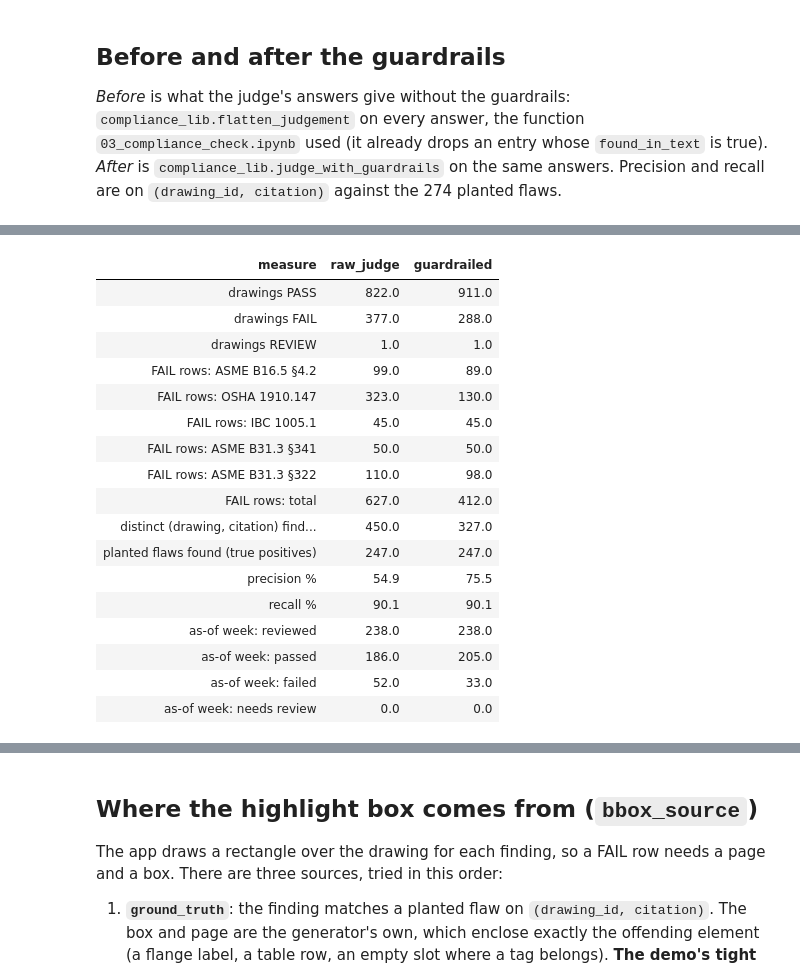
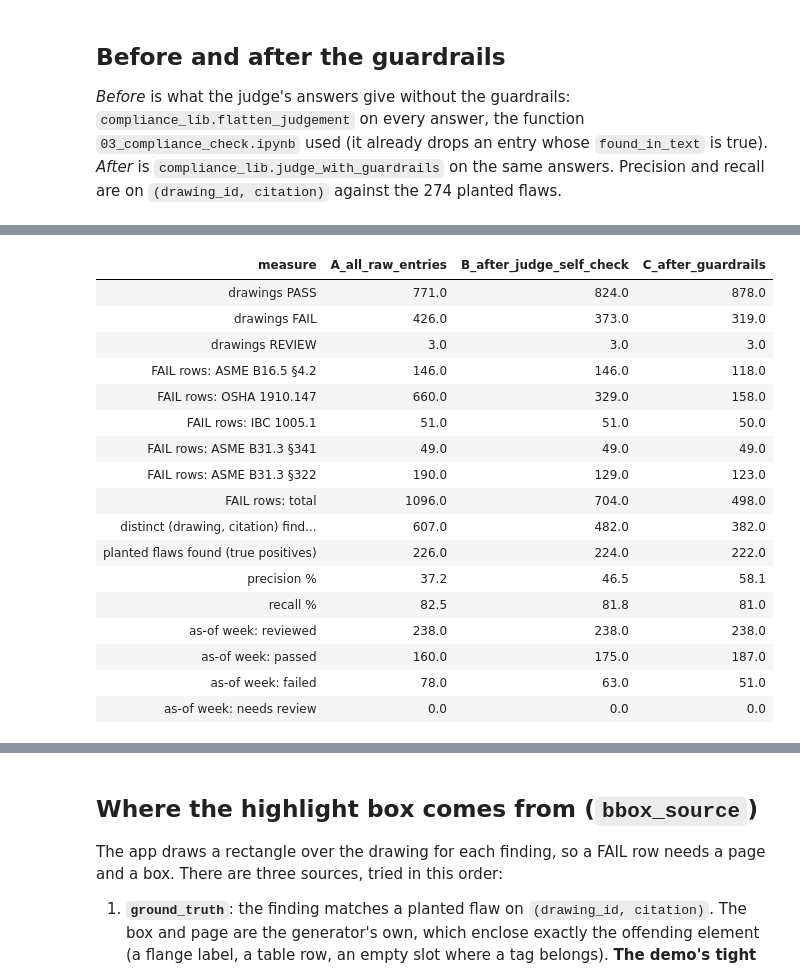
Before and after one commit to HobbsAnalytics/hobbs_fe, a Jupyter notebook: 03_doc_intelligence/03b_compliance_guardrails.ipynb, the cells around one changed output, grey strips where cells are left out. Drawn from its saved outputs; the diff is of its cells as text; code cells hidden in the pictures.

```diff
--- a/03_doc_intelligence/03b_compliance_guardrails.ipynb
+++ b/03_doc_intelligence/03b_compliance_guardrails.ipynb
@@ -102,12 +110,14 @@ reusing 1200 judge answers from mfg_mc_se_sa.bluerridge_gold_pm.compliance_judge
 
 *Before* is what the judge's answers give without the guardrails: `compliance_lib.flatten_judgement` on every answer, the function `03_compliance_check.ipynb` used (it already drops an entry whose `found_in_text` is true). *After* is `compliance_lib.judge_with_guardrails` on the same answers. Precision and recall are on `(drawing_id, citation)` against the 274 planted flaws.
 # %%
-before, after, suppressed = [], [], []
+raw_all, before, after, suppressed = [], [], [], []
 for r in raw_rows:
-    before += lib.flatten_judgement(r.drawing_id, r.result, r.error)
-    kept, dropped = lib.judge_with_guardrails(r.drawing_id, r.drawing_type, r.parsed_markdown, r.result, r.error)
+    raw_all += [{"drawing_id": r.drawing_id, **e} for e in lib.raw_entries(r.result, r.error)]       # A: every entry the judge answered
+    before += lib.flatten_judgement(r.drawing_id, r.result, r.error)                                    # B: after the judge's own self-check
+    kept, dropped = lib.judge_with_guardrails(r.drawing_id, r.drawing_type, r.parsed_markdown, r.result, r.error)   # C: after the guardrails
     after += kept
     suppressed += dropped
+raw_review = {x["drawing_id"] for x in before if x["status"] == "REVIEW"}
 
 def drawing_outcome(rows):
     by = {}
@@ -124,22 +134,32 @@ def metrics(rows):
             "fail_rows": Counter(x["citation"] for x in rows if x["status"] == "FAIL"),
             "drawings": Counter(out.values()), "week": Counter(week)}
 
-mb, ma = metrics(before), metrics(after)
+# Column A has one "FAIL" per raw entry; a drawing with none is PASS, a drawing whose answer was unusable is REVIEW.
+fail_drawings_a = {e["drawing_id"] for e in raw_all}
+rows_a = [{"drawing_id": e["drawing_id"], "status": "FAIL", "citation": e["citation"]} for e in raw_all] + \
+         [{"drawing_id": r.drawing_id, "status": "REVIEW" if r.drawing_id in raw_review else "PASS", "citation": None}
+          for r in raw_rows if r.drawing_id not in fail_drawings_a]
+ma, mb, mc = metrics(rows_a), metrics(before), metrics(after)
 rows = []
 for label, key in (("drawings PASS", "PASS"), ("drawings FAIL", "FAIL"), ("drawings REVIEW", "REVIEW")):
-    rows.append((label, mb["drawings"][key], ma["drawings"][key]))
+    rows.append((label, ma["drawings"][key], mb["drawings"][key], mc["drawings"][key]))
 for c in lib.CITATIONS:
-    rows.append((f"FAIL rows: {c}", mb["fail_rows"][c], ma["fail_rows"][c]))
-rows.append(("FAIL rows: total", sum(mb["fail_rows"].values()), sum(ma["fail_rows"].values())))
-rows += [("distinct (drawing, citation) findings", len(mb["pairs"]), len(ma["pairs"])),
-         ("planted flaws found (true positives)", mb["tp"], ma["tp"]),
-         ("precision %", round(100 * mb["precision"], 1), round(100 * ma["precision"], 1)),
-         ("recall %", round(100 * mb["recall"], 1), round(100 * ma["recall"], 1)),
-         ("as-of week: reviewed", 238, 238),
-         ("as-of week: passed", mb["week"]["PASS"], ma["week"]["PASS"]),
-         ("as-of week: failed", mb["week"]["FAIL"], ma["week"]["FAIL"]),
-         ("as-of week: needs review", mb["week"]["REVIEW"], ma["week"]["REVIEW"])]
-display(spark.createDataFrame([(a, float(b), float(c)) for a, b, c in rows], "measure string, raw_judge double, guardrailed double"))
-print(f"precision {mb['precision']:.1%} -> {ma['precision']:.1%}, recall {mb['recall']:.1%} -> {ma['recall']:.1%}; "
-      f"as-of week failed {mb['week']['FAIL']} -> {ma['week']['FAIL']} of 238 (the planted story is 24)")
+    rows.append((f"FAIL rows: {c}", ma["fail_rows"][c], mb["fail_rows"][c], mc["fail_rows"][c]))
+rows.append(("FAIL rows: total", sum(ma["fail_rows"].values()), sum(mb["fail_rows"].values()), sum(mc["fail_rows"].values())))
+rows += [("distinct (drawing, citation) findings", len(ma["pairs"]), len(mb["pairs"]), len(mc["pairs"])),
+         ("planted flaws found (true positives)", ma["tp"], mb["tp"], mc["tp"]),
+         ("precision %", round(100 * ma["precision"], 1), round(100 * mb["precision"], 1), round(100 * mc["precision"], 1)),
+         ("recall %", round(100 * ma["recall"], 1), round(100 * mb["recall"], 1), round(100 * mc["recall"], 1)),
+         ("as-of week: reviewed", 238, 238, 238),
+         ("as-of week: passed", ma["week"]["PASS"], mb["week"]["PASS"], mc["week"]["PASS"]),
+         ("as-of week: failed", ma["week"]["FAIL"], mb["week"]["FAIL"], mc["week"]["FAIL"]),
+         ("as-of week: needs review", ma["week"]["REVIEW"], mb["week"]["REVIEW"], mc["week"]["REVIEW"])]
+print("A = all raw judge entries; B = after the judge's own found_in_text self-check (presence rules; what 03_compliance_check wrote); C = after the guardrails (what this notebook writes)")
+display(spark.createDataFrame([(a, float(b), float(c), float(d)) for a, b, c, d in rows], "measure string, A_all_raw_entries double, B_after_judge_self_check double, C_after_guardrails double"))
+print(f"precision {ma['precision']:.1%} -> {mb['precision']:.1%} -> {mc['precision']:.1%}; recall {ma['recall']:.1%} -> {mb['recall']:.1%} -> {mc['recall']:.1%}; "
+      f"as-of week failed {ma['week']['FAIL']} -> {mb['week']['FAIL']} -> {mc['week']['FAIL']} of 238 (the planted story is 24)")
+# Conservation: every raw judge entry is either a kept FAIL row or a suppressed entry (none vanishes).
+kept_fail = sum(1 for x in after if x["status"] == "FAIL")
+print(f"conservation: {len(raw_all)} raw entries = {kept_fail} kept FAIL rows + {len(suppressed)} suppressed entries")
+assert len(raw_all) == kept_fail + len(suppressed), "a raw judge entry was neither kept nor suppressed"
 # %% [output]
@@ -146,18 +167,18 @@ print(f"precision {mb['precision']:.1%} -> {ma['precision']:.1%}, recall {mb['re
-| measure | raw_judge | guardrailed |
-| drawings PASS | 822.0 | 911.0 |
-| drawings FAIL | 377.0 | 288.0 |
-| drawings REVIEW | 1.0 | 1.0 |
-| FAIL rows: ASME B16.5 §4.2 | 99.0 | 89.0 |
-| FAIL rows: OSHA 1910.147 | 323.0 | 130.0 |
-| FAIL rows: IBC 1005.1 | 45.0 | 45.0 |
-| FAIL rows: ASME B31.3 §341 | 50.0 | 50.0 |
-| FAIL rows: ASME B31.3 §322 | 110.0 | 98.0 |
-| FAIL rows: total | 627.0 | 412.0 |
-| distinct (drawing, citation) find... | 450.0 | 327.0 |
-| planted flaws found (true positives) | 247.0 | 247.0 |
-| precision % | 54.9 | 75.5 |
-| recall % | 90.1 | 90.1 |
-| as-of week: reviewed | 238.0 | 238.0 |
-| as-of week: passed | 186.0 | 205.0 |
-| as-of week: failed | 52.0 | 33.0 |
-| as-of week: needs review | 0.0 | 0.0 |
+| measure | A_all_raw_entries | B_after_judge_self_check | C_after_guardrails |
+| drawings PASS | 771.0 | 824.0 | 878.0 |
+| drawings FAIL | 426.0 | 373.0 | 319.0 |
+| drawings REVIEW | 3.0 | 3.0 | 3.0 |
+| FAIL rows: ASME B16.5 §4.2 | 146.0 | 146.0 | 118.0 |
+| FAIL rows: OSHA 1910.147 | 660.0 | 329.0 | 158.0 |
+| FAIL rows: IBC 1005.1 | 51.0 | 51.0 | 50.0 |
+| FAIL rows: ASME B31.3 §341 | 49.0 | 49.0 | 49.0 |
+| FAIL rows: ASME B31.3 §322 | 190.0 | 129.0 | 123.0 |
+| FAIL rows: total | 1096.0 | 704.0 | 498.0 |
+| distinct (drawing, citation) find... | 607.0 | 482.0 | 382.0 |
+| planted flaws found (true positives) | 226.0 | 224.0 | 222.0 |
+| precision % | 37.2 | 46.5 | 58.1 |
+| recall % | 82.5 | 81.8 | 81.0 |
+| as-of week: reviewed | 238.0 | 238.0 | 238.0 |
+| as-of week: passed | 160.0 | 175.0 | 187.0 |
+| as-of week: failed | 78.0 | 63.0 | 51.0 |
+| as-of week: needs review | 0.0 | 0.0 | 0.0 |
```
Also changed, not shown: parts of 16 cells of this notebook, 13 other files.
